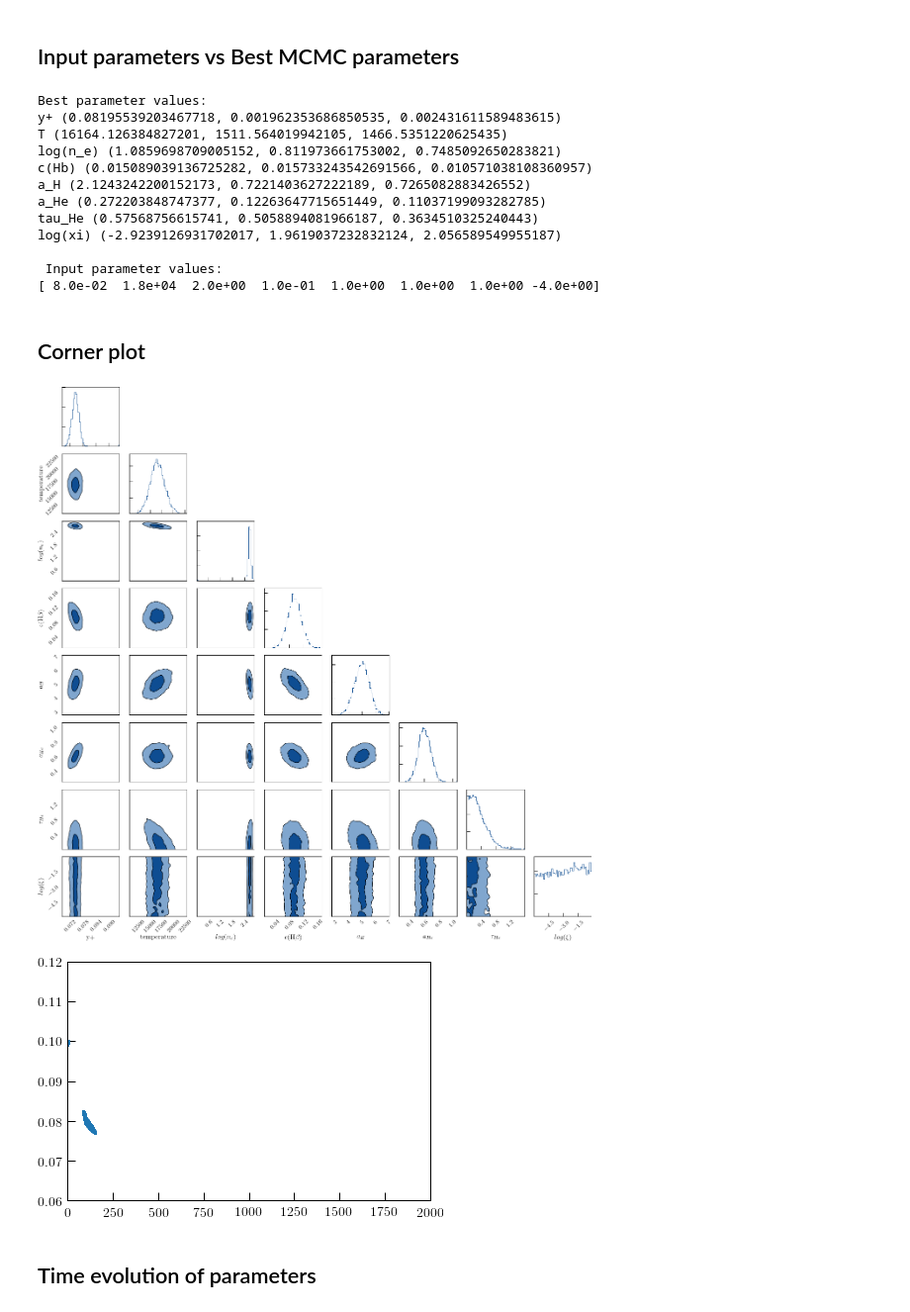
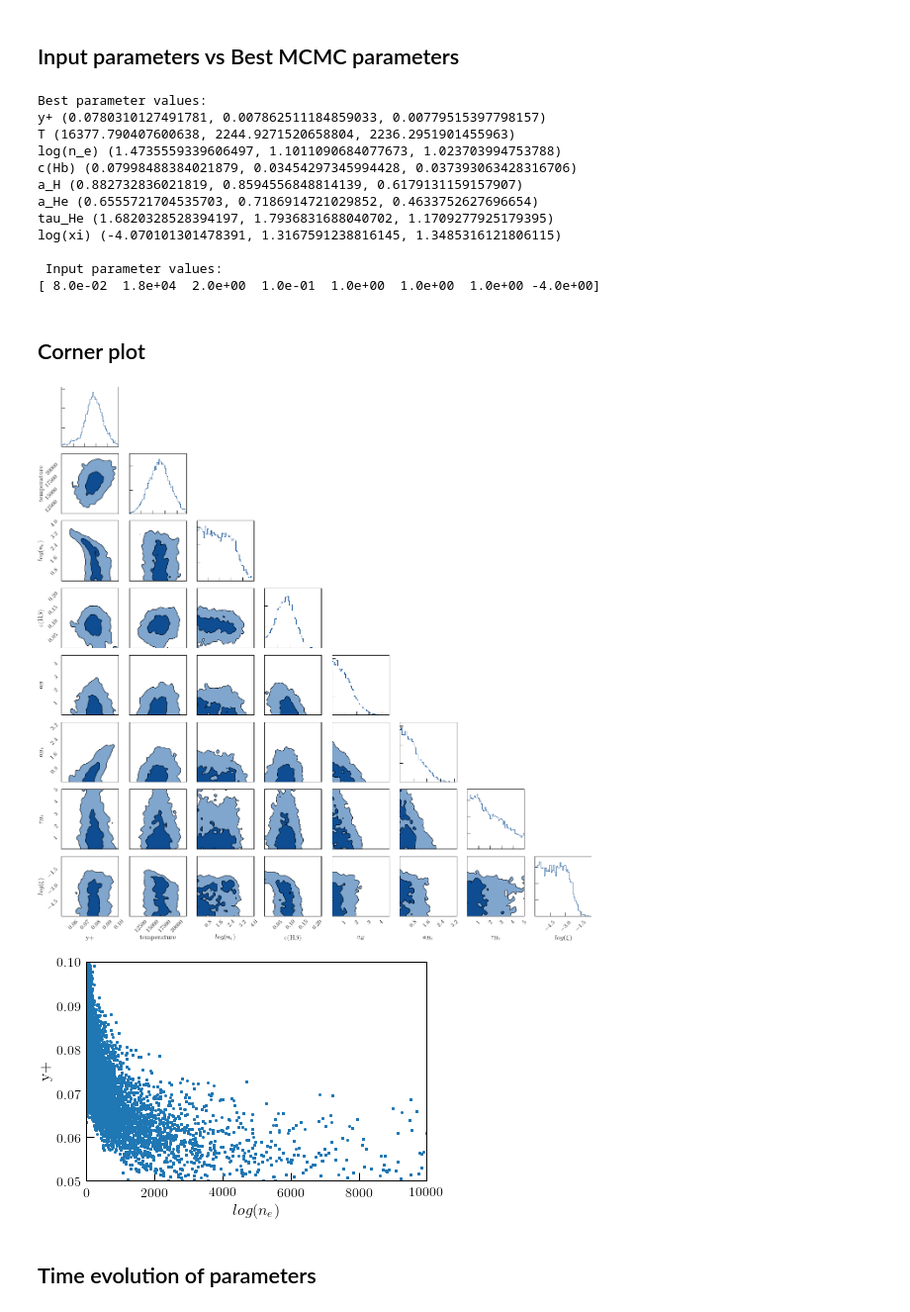
Before and after one commit to tiffanyhsyu/Yp, a Jupyter notebook: check_run_results.ipynb, the cells around one changed output. Shown: that part at 99% size. Cells and saved outputs as stored; diff of their text form; code cells hidden in the pictures.

```diff
--- a/check_run_results.ipynb
+++ b/check_run_results.ipynb
@@ -21,7 +21,7 @@ nwalkers = 500
 nmbr = 1000
 burnin = int(0.8*nmbr) #int(0.1*nmbr)
 
-chains = np.load('/Users/thsyu/Software/Yp/test_data/optical/ours_base/Mrk209_500walkers_1000steps.npy')
+chains = np.load('/Users/thsyu/Software/Yp/test_no_nir_4026_7067_500walkers_1000steps.npy')
 samples = chains[:, burnin:, :].reshape((-1, ndim))
 
 #nir_chains = np.load('test_MCMC_EWdist_cont_500walkers_1000steps.npy')
@@ -31,6 +31,7 @@ samples = chains[:, burnin:, :].reshape((-1, ndim))
 # %%
 prenams = ['y+', 'temperature', '$log(n_{e})$', 'c(H\\beta)', '$a_{H}$', '$a_{He}$', '$\\tau_{He}', '$log(\\xi)$'] #'$n_{HI}$']
 input_vals = np.array([0.08, 18000, 2, 0.1, 1.0, 1.0, 1.0, -4]) #test_MCMC
+#input_vals = np.array([0.088, 16500, 2.2, 0.1, 3.0, 0.3, 0.5, 0.0]) # Synthetic 2
 #input_vals = np.array([0.0837, 17100, 0, 0.1, 0.94, 0.50, 0.0, -6]) #Leo P w/out HeI 5015
 #input_vals = np.array([0.0837, 17200, 0, 0.1, 1.02, 0.45, 0.0, -6]) #Leo P w/HeI 5015
 #input_vals = np.array([0.08634, 12979, 1.987, 0.15, 2.31, 0.37, 2.27, -1.767]) # AOS 2015's solved parameters for Mrk450 No.1
@@ -53,14 +54,14 @@ print ('\n Input parameter values:')
 print (input_vals)
 # %% [output]
 Best parameter values:
-y+ (0.08195539203467718, 0.001962353686850535, 0.002431611589483615)
-T (16164.126384827201, 1511.564019942105, 1466.5351220625435)
-log(n_e) (1.0859698709005152, 0.811973661753002, 0.7485092650283821)
-c(Hb) (0.015089039136725282, 0.015733243542691566, 0.010571038108360957)
-a_H (2.1243242200152173, 0.7221403627222189, 0.7265082883426552)
-a_He (0.272203848747377, 0.12263647715651449, 0.11037199093282785)
-tau_He (0.57568756615741, 0.5058894081966187, 0.3634510325240443)
-log(xi) (-2.9239126931702017, 1.9619037232832124, 2.056589549955187)
+y+ (0.0780310127491781, 0.007862511184859033, 0.00779515397798157)
+T (16377.790407600638, 2244.9271520658804, 2236.2951901455963)
+log(n_e) (1.4735559339606497, 1.1011090684077673, 1.023703994753788)
+c(Hb) (0.07998488384021879, 0.03454297345994428, 0.037393063428316706)
+a_H (0.882732836021819, 0.8594556848814139, 0.6179131159157907)
+a_He (0.6555721704535703, 0.7186914721029852, 0.4633752627696654)
+tau_He (1.6820328528394197, 1.7936831688040702, 1.1709277925179395)
+log(xi) (-4.070101301478391, 1.3167591238816145, 1.3485316121806115)
 
  Input parameter values:
 [ 8.0e-02  1.8e+04  2.0e+00  1.0e-01  1.0e+00  1.0e+00  1.0e+00 -4.0e+00]
@@ -75,16 +76,19 @@ hist_kwargs = dict({})
 hist_kwargs["color"] = contourf_kwargs["colors"][-1]
 fig = corner.corner(samples, bins=[50, 50, 50, 50, 50, 50, 50, 50], levels=levels, plot_datapoints=False, fill_contours=True, smooth=1,
 plot_density=False, contour_kwargs=contour_kwargs, contourf_kwargs=contourf_kwargs, hist_kwargs=hist_kwargs, labels=prenams)#, truths=input_vals)
-#fig.savefig('{0:s}_{1:d}walkers_{2:d}steps.pdf'.format('/Users/thsyu/Software/Yp/test_nir_cornerplot', nwalkers, nmbr), overwrite=True)
+fig.savefig('{0:s}_{1:d}walkers_{2:d}steps.pdf'.format('/Users/thsyu/Software/Yp/test_no_nir_4026_7067_cornerplot', nwalkers, nmbr), overwrite=True)
 # %% [output]
-[figure, old version]
+[figure, new version]
 # %%
-plt.plot(10**samples[:, 2], samples[:,0], '.')
-plt.xlim(0, 2000)
-plt.ylim(0.06, 0.12)
+plt.plot(10**samples[:,2], samples[:,0], '.')
+#plt.xlim(0, 4)
+#plt.ylim(0.05, 0.051)
+#plt.ylim(0.06, 0.12)
+plt.xlabel(r'$log(n_{e})$')
+plt.ylabel('y+')
 plt.show()
 # %% [output]
-[figure, old version]
+[figure, new version]
 # %% [markdown]
 ## Time evolution of parameters
 # %%
```
Also changed, not shown: parts of 1 cell of this notebook, 1 other file.
